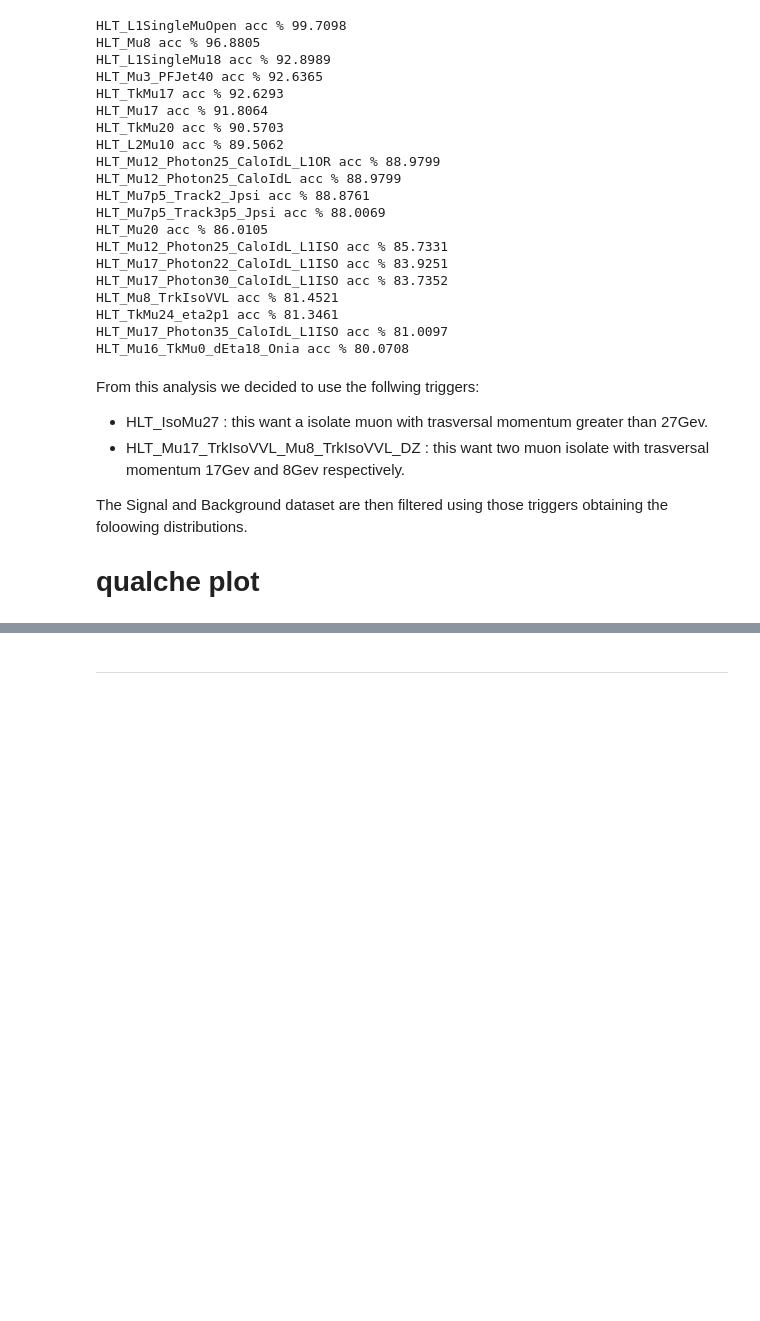
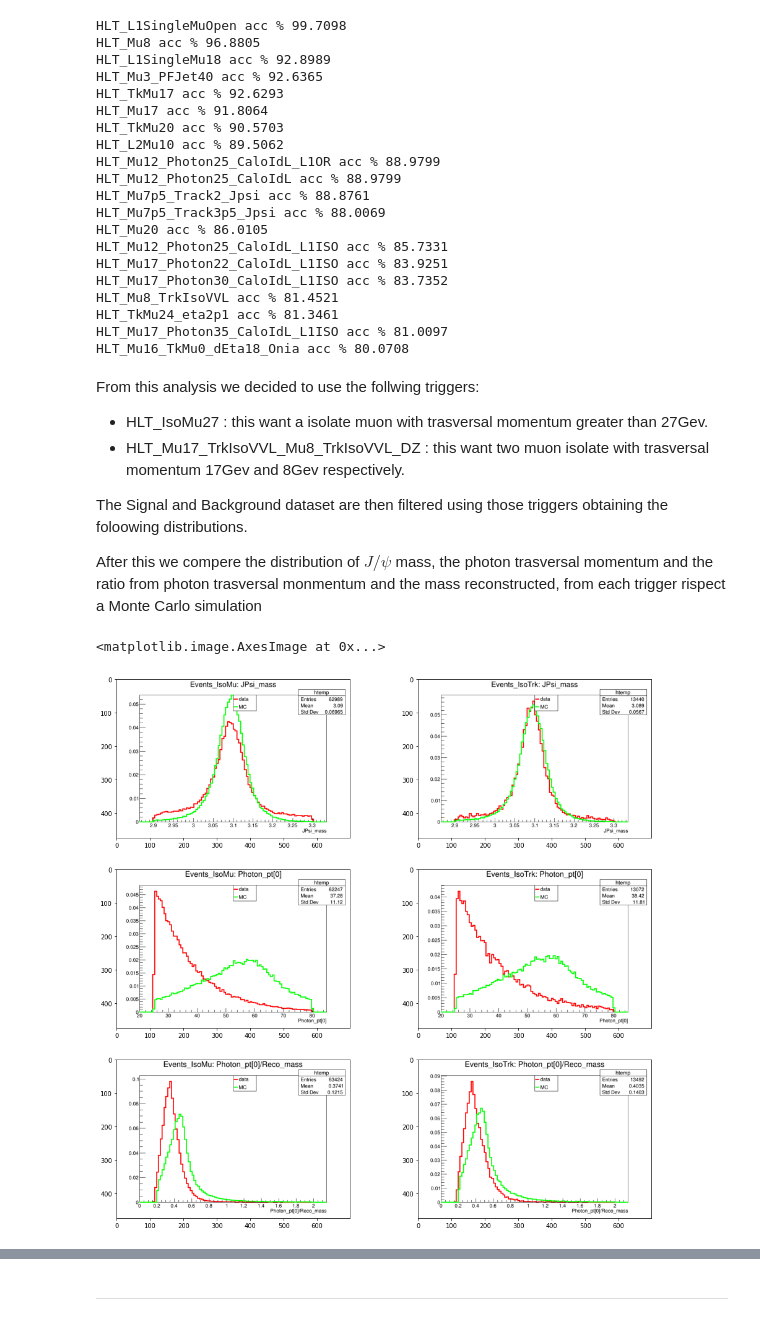
Before and after one commit to pacca4/Project_LocpB_plots, a Jupyter notebook: presentation/presentation.ipynb, the cells around one changed output, grey strips where cells are left out. Cells and saved outputs as stored; diff of their text form; code cells hidden in the pictures; blank space fills up the shorter version.

```diff
--- a/presentation/presentation.ipynb
+++ b/presentation/presentation.ipynb
@@ -261,7 +267,25 @@ From this analysis we decided to use the follwing triggers:
 
 The Signal and Background dataset are then filtered using those triggers obtaining the foloowing distributions.
 
-# qualche plot
+After this we compere the distribution of $J/\psi$ mass, the photon trasversal momentum and the ratio from photon trasversal monmentum and the mass reconstructed, from each trigger rispect a Monte Carlo simulation
+# %%
+a=mpimg.imread("images/jpsi_isomu.png")
+b=mpimg.imread("images/jpsi_isotrk.png")
+c=mpimg.imread("images/ph_pt_isomu.png")
+d=mpimg.imread("images/ph_pt_isotrk.png")
+e=mpimg.imread("images/ph_pt_reco_isomu.png")
+f=mpimg.imread("images/ph_pt_reco_isotrk.png")
+
+fig, ax = plt.subplots(3,2, figsize=(16,16))
+ax[0,0].imshow(a)
+ax[0,1].imshow(b)
+ax[1,0].imshow(c)
+ax[1,1].imshow(d)
+ax[2,0].imshow(e)
+ax[2,1].imshow(f)
+# %% [output]
+<matplotlib.image.AxesImage at 0x...>
+[figure, added]
 # %% [markdown]
 ### 3.3. - Cutted  <a class="anchor" id="LOCP_B_FP.3.3."></a>
 * [Index](#LOCP_B_FP.i)
```
Also changed, not shown: parts of 9 cells of this notebook, 10 other files.
